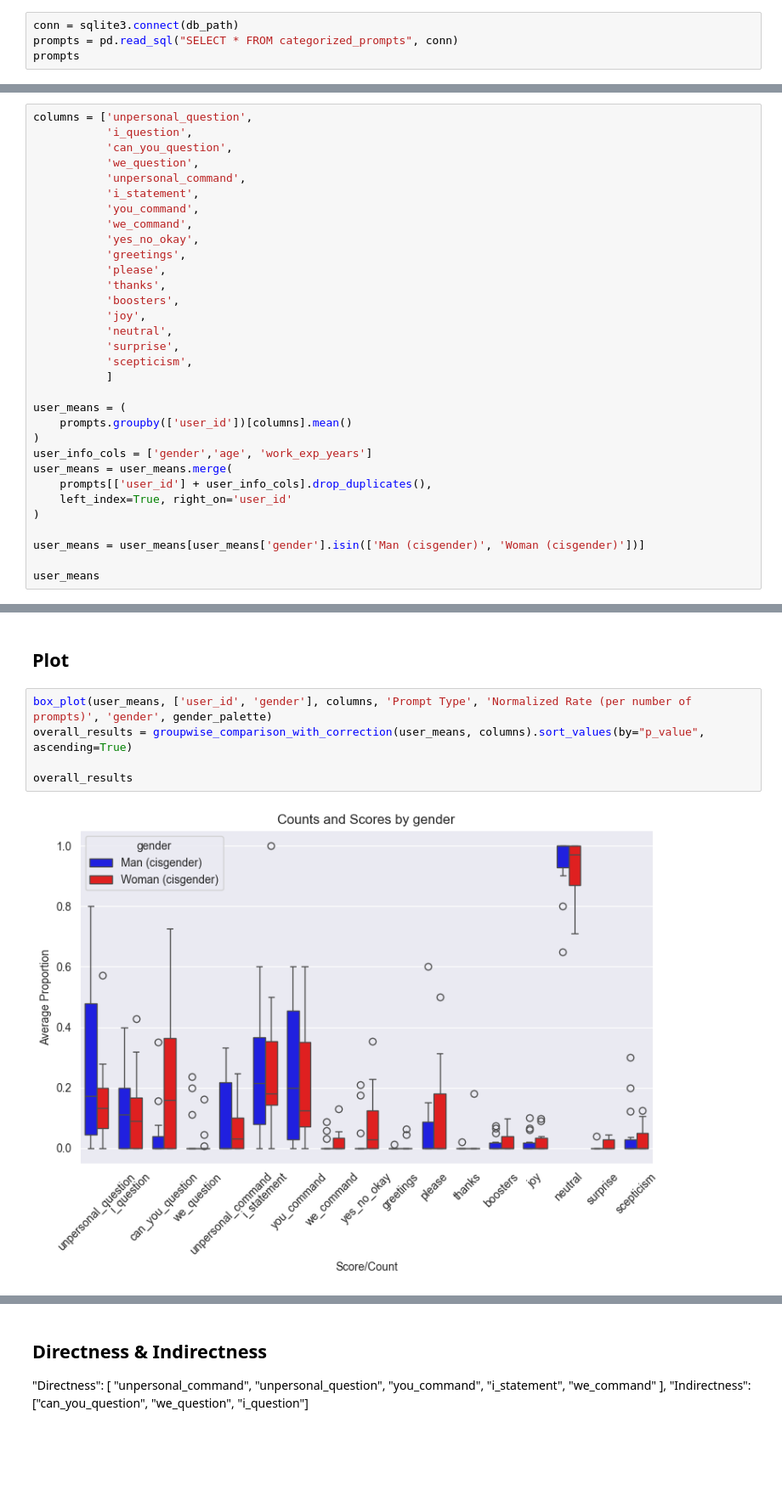
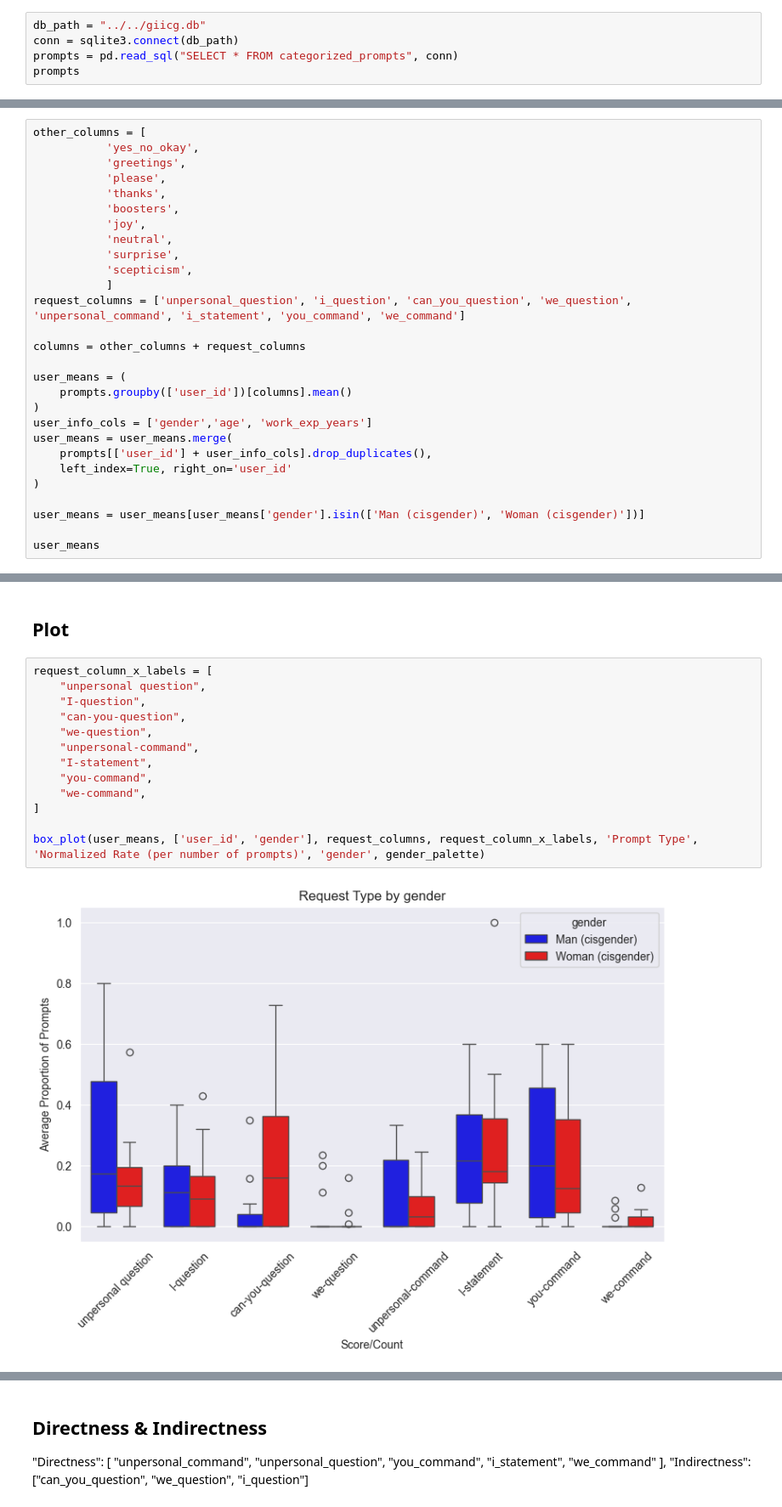
Before and after one commit to Mayaryin/GenderInfluenceInCodeGeneration, a Jupyter notebook: notebooks/prompt_analysis/04_Request_Type.ipynb, the cells around one changed output, grey strips where cells are left out. Shown: that part at 85% size. Saved outputs shown, nothing was run; the diff lists cells and outputs as text; blank space fills up the shorter version.

```diff
--- a/notebooks/prompt_analysis/04_Request_Type.ipynb
+++ b/notebooks/prompt_analysis/04_Request_Type.ipynb
@@ -191,6 +230,7 @@ def make_latex_table(df):
 # %% [markdown]
 ## Reimport
 # %%
+db_path = "../../giicg.db"
 conn = sqlite3.connect(db_path)
 prompts = pd.read_sql("SELECT * FROM categorized_prompts", conn)
 prompts
@@ -241,14 +281,7 @@ unpersonal_command: it should be like xyz
 # %% [markdown]
 ## Count Prompt Types per user
 # %%
-columns = ['unpersonal_question',
-           'i_question',
-           'can_you_question',
-           'we_question',
-           'unpersonal_command',
-           'i_statement',
-           'you_command',
-           'we_command',
+other_columns = [
            'yes_no_okay',
            'greetings',
            'please',
@@ -259,6 +292,9 @@ columns = ['unpersonal_question',
            'surprise',
            'scepticism',
            ]
+request_columns = ['unpersonal_question', 'i_question', 'can_you_question', 'we_question', 'unpersonal_command', 'i_statement', 'you_command', 'we_command']
+
+columns = other_columns + request_columns
 
 user_means = (
     prompts.groupby(['user_id'])[columns].mean()
@@ -294,9 +330,17 @@ user_means
 # %% [markdown]
 ## Plot
 # %%
-box_plot(user_means, ['user_id', 'gender'], columns, 'Prompt Type', 'Normalized Rate (per number of prompts)', 'gender', gender_palette)
-overall_results = groupwise_comparison_with_correction(user_means, columns).sort_values(by="p_value", ascending=True)
+request_column_x_labels = [
+    "unpersonal question",
+    "I-question",
+    "can-you-question",
+    "we-question",
+    "unpersonal-command",
+    "I-statement",
+    "you-command",
+    "we-command",
+]
 
-overall_results
+box_plot(user_means, ['user_id', 'gender'], request_columns, request_column_x_labels, 'Prompt Type', 'Normalized Rate (per number of prompts)', 'gender', gender_palette)
 # %% [output]
-[figure, old version]
+[figure, new version]
```
Also changed, not shown: parts of 6 cells of this notebook, 8 other files.
